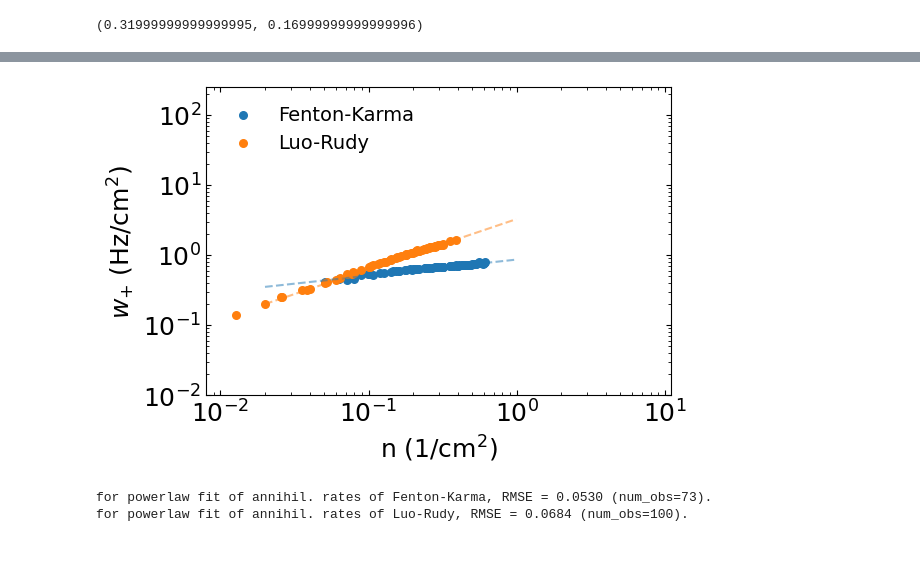
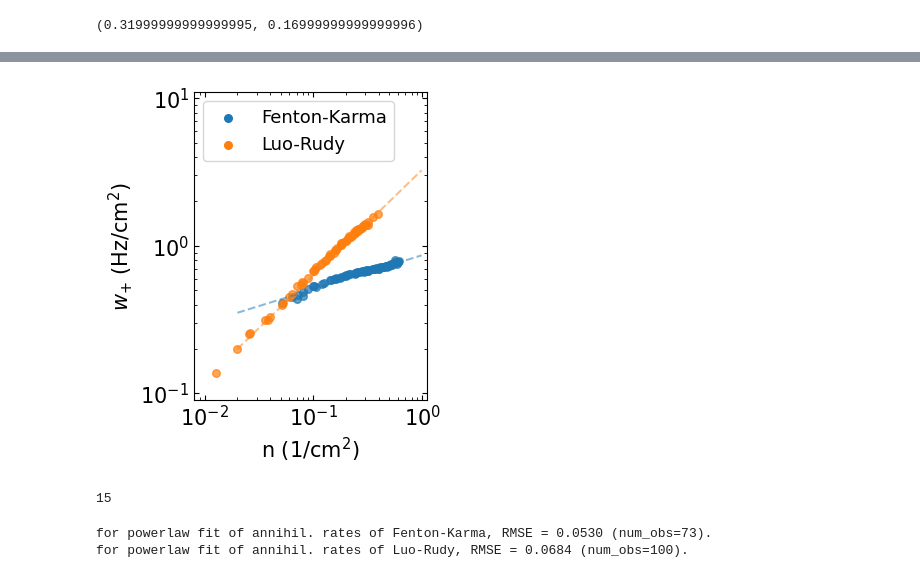
Before and after one commit to timtyree/bgmc, a Jupyter notebook: python/Generation of figure 4.ipynb, the cells around one changed output, grey strips where cells are left out. Cells and saved outputs as stored; diff of their text form; code cells hidden in the pictures.

```diff
--- a/python/Generation of figure 4.ipynb
+++ b/python/Generation of figure 4.ipynb
@@ -1722,14 +1832,18 @@ plt.show()
 # %%
-# fig,ax=plt.subplots()
-fig,ax=plt.subplots(figsize=(6,4))
-fontsize=16
-x1lim=[0.008, 11]
-x2lim=[0.01, 250]
+# figsize=(6,4)
+figsize=(3,4)
+fig,ax=plt.subplots(figsize=figsize)
+# fontsize=16
+fontsize=15
+# x1lim=[0.008, 11]
+x1lim=[0.008, 1.1]
+# x2lim=[0.01, 250]
+x2lim=[0.09, 11]
 legend_alpha=1.0
 minx=0.1
 alpha=0.2
 s=40
-fontsize=18
+# fontsize=18
 use_loglog=True
 frameon_legend=False
 show_fk=True
@@ -1743,12 +1857,14 @@ markersize=30
 df_birth_fk.plot.scatter(x='q',y='w',ax=ax,c='C0',#'gray',#
 #                          marker='^',label=r'FK: N$\rightarrow$N+2',
                          label=r'Fenton-Karma',
-                         alpha=1.,s=markersize)
+                         alpha=0.7,#1.,
+                         s=markersize)
 # fk.plot.scatter(x='q',y='w',ax=ax,c='C0',label=r'FK: N$\rightarrow$N-2',s=markersize)
 df_birth_lr.plot.scatter(x='q',y='w',ax=ax,c='C1',#'r',#
 #                         marker='^',label=r'LR: N$\rightarrow$N+2',
                          label=r'Luo-Rudy',
-                         alpha=1.,s=markersize)
+                         alpha=0.7,#1.,
+                         s=markersize)
 # lr.plot.scatter(x='q',y='w',ax=ax,c='C1',label=r'LR: N$\rightarrow$N-2',s=markersize)
 
 #plot the powerlaw fits
@@ -1764,36 +1880,42 @@ ax.plot(xv,yv_birth_lr,'C1--',alpha=0.5)
 # ax.scatter([qstar_lr],[wstar_lr],c='k',s=40,alpha=0.9,zorder=100)
 # ax.plot([qstar_fk,qstar_fk],[0.001,wstar_fk],'k:',alpha=0.9)
 # ax.plot([qstar_lr,qstar_lr],[0.001,wstar_lr],'k:',alpha=0.9)
 
 ax.tick_params(top=True, right=True,direction='in',which='both')
 format_plot(ax=ax,xlabel=r'$n$ (1/cm$^2$)',ylabel=r'$w_-$ (Hz/cm$^2$)',fontsize=fontsize,use_loglog=True)
 # format_plot(ax=ax,xlabel=r'$q$ (1/cm$^2$)',ylabel=r'$w_-$ (Hz/cm$^2$)',fontsize=fontsize,use_loglog=True)
 # ax.legend(loc='upper left',fontsize=fontsize-2)
 # ax.legend(loc='lower right',fontsize=fontsize-2.,frameon=False,ncol=2)
 # leg = ax.legend(loc=(1.04,0.2),fontsize=fontsize-2.,frameon=False)
-leg = ax.legend(loc='upper left',fontsize=fontsize-3.,frameon=False,ncol=1)
+# figsize=(3,4)
+# fontsize=15
+leg = ax.legend(loc='upper left',fontsize=fontsize-2.)#,frameon=False,ncol=1)
 # leg = ax.legend(loc='lower right',fontsize=fontsize-3.,frameon=False,ncol=1)
 for lh in leg.legendHandles:
     lh.set_alpha(1)
 
 # format_plot
 format_plot(ax=ax,xlabel=r'n (1/cm$^2$)',ylabel=r'$w_{+}$ (Hz/cm$^2$)',fontsize=fontsize)#,use_loglog=True)
 # format_plot(ax=ax,xlabel=r'n (1/cm$^2$)',ylabel=r'w (Hz/cm$^2$)',fontsize=fontsize)#,use_loglog=True)
 # format_plot(ax=ax,xlabel=r'q (1/cm$^2$)',ylabel=r'w (Hz/cm$^2$)',fontsize=fontsize)#,use_loglog=True)
-plt.legend(fontsize=14,frameon=False,loc='upper left')
+# plt.legend(fontsize=14,frameon=False,loc='upper left')
 # ax.get_legend().remove()
 # AddLegend(loc='upper left')
 ax.set_xscale('log')
 ax.set_yscale('log')
 # ax.set_ylim((0.0023641776732192935, 25.08908114695242))
 ax.tick_params(top=True, right=True,direction='in',which='both')
 # ax.set_xlim((0.008, 11.0))
 # ax.set_ylim((0.01, 250.0))
 ax.set_xlim(x1lim)
 ax.set_ylim(x2lim)
 plt.show()
 # %% [output]
-[figure, old version]
+[figure, new version]
+# %%
+fontsize
+# %% [output]
+15
 # %%
 # fk.plot.scatter(x='q',y='w',ax=ax,c='C0',label=r'FK: N$\rightarrow$N-2',s=markersize)
 # df_birth_lr.plot.scatter(x='q',y='w',ax=ax,c='r',#'C1',
```
Also changed, not shown: parts of 25 cells of this notebook, 2 other files.
